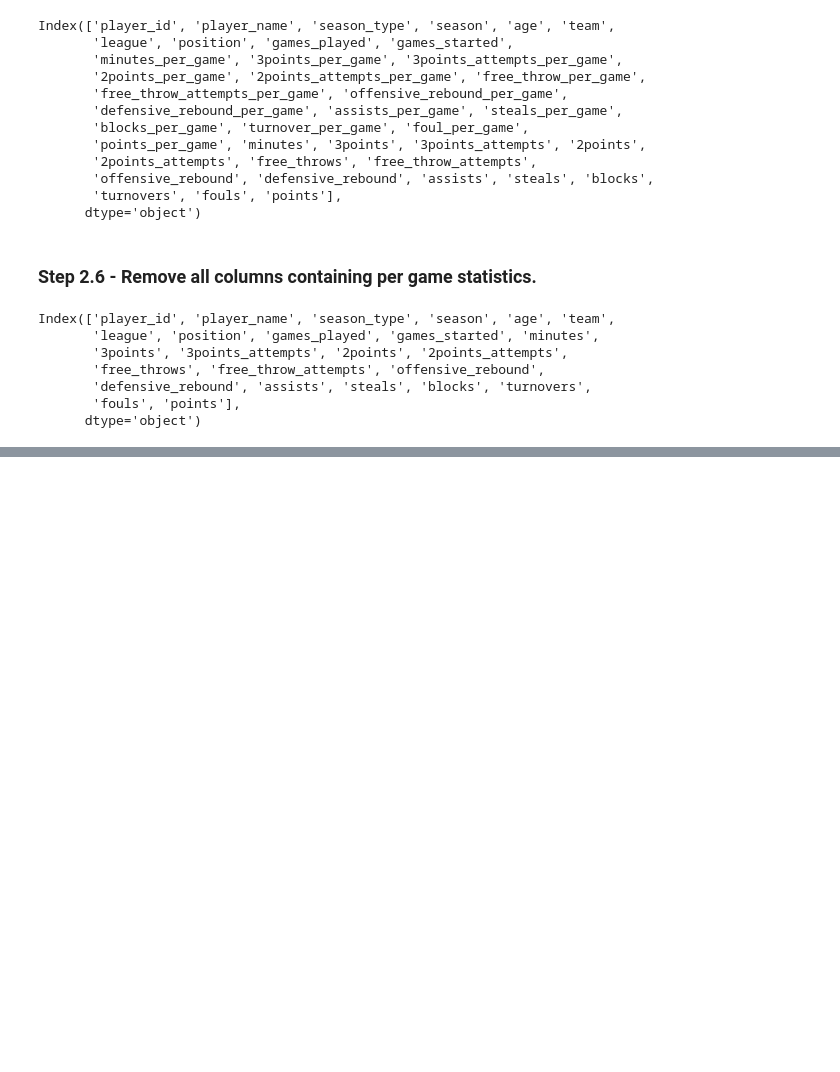
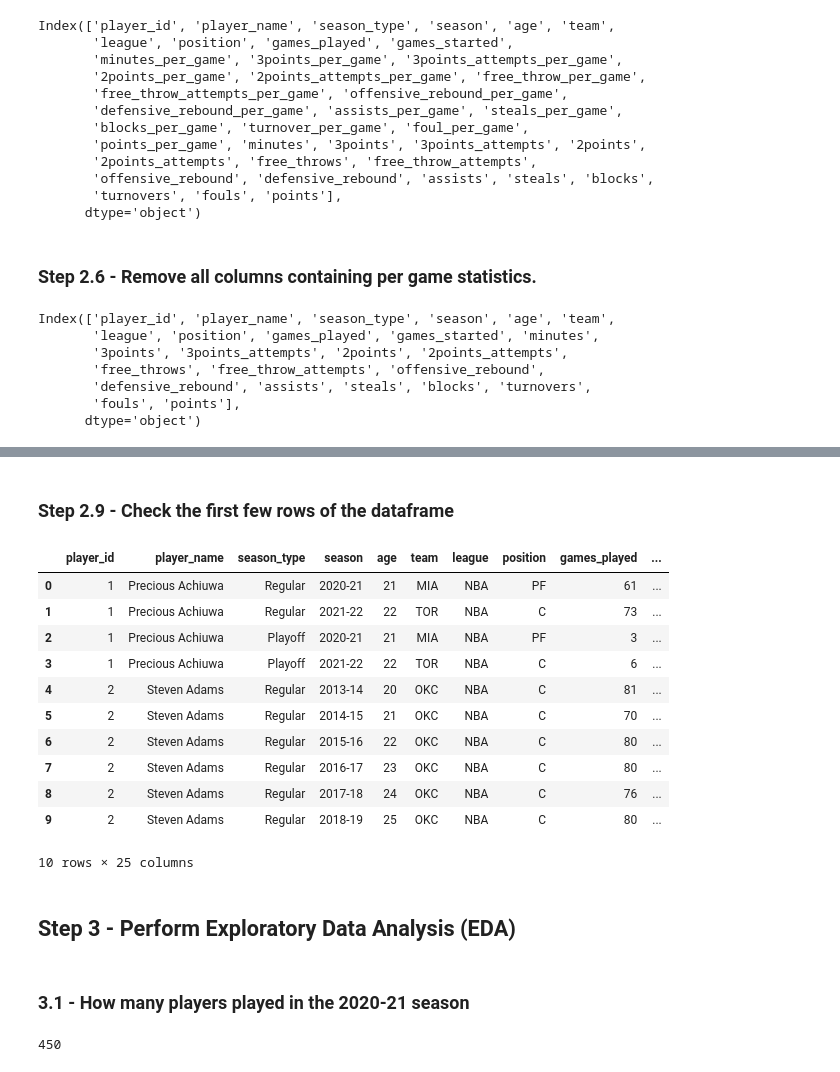
Before and after one commit to GoAshim/EDA, a Jupyter notebook: EDA_1_NBA_Player_Stats_for_Entire_Career.ipynb, the cells around one changed output, grey strips where cells are left out. Saved outputs shown, nothing was run; the diff lists cells and outputs as text; code cells hidden in the pictures; blank space fills up the shorter version.

```diff
--- a/EDA_1_NBA_Player_Stats_for_Entire_Career.ipynb
+++ b/EDA_1_NBA_Player_Stats_for_Entire_Career.ipynb
@@ -178,0 +181,10 @@ Index(['player_id', 'player_name', 'season_type', 'season', 'age', 'team',
+# %%
+df1.shape # This shows the dataframe has 7637 rows and 25 columns
+
+# Find how many duplicate rows
+df1.duplicated().sum() # This shows the dataframe has 2510 duplicate rows
+
+# Remove duplicate rows from the dataframe
+df1.drop_duplicates(inplace=True)
+
+df1.shape # This shows the dataframe has 5127 rows and 25 columns
@@ -192,0 +215,27 @@ df1.head()
+# %% [markdown]
+### Step 2.9 - Check the first few rows of the dataframe
+# %%
+df1.head(10)
+# %% [output]
+|  | player_id | player_name | season_type | season | age | team | league | position | games_played | ... |
+| 0 | 1 | Precious Achiuwa | Regular | 2020-21 | 21 | MIA | NBA | PF | 61 | ... |
+| 1 | 1 | Precious Achiuwa | Regular | 2021-22 | 22 | TOR | NBA | C | 73 | ... |
+| 2 | 1 | Precious Achiuwa | Playoff | 2020-21 | 21 | MIA | NBA | PF | 3 | ... |
+| 3 | 1 | Precious Achiuwa | Playoff | 2021-22 | 22 | TOR | NBA | C | 6 | ... |
+| 4 | 2 | Steven Adams | Regular | 2013-14 | 20 | OKC | NBA | C | 81 | ... |
+| 5 | 2 | Steven Adams | Regular | 2014-15 | 21 | OKC | NBA | C | 70 | ... |
+| 6 | 2 | Steven Adams | Regular | 2015-16 | 22 | OKC | NBA | C | 80 | ... |
+| 7 | 2 | Steven Adams | Regular | 2016-17 | 23 | OKC | NBA | C | 80 | ... |
+| 8 | 2 | Steven Adams | Regular | 2017-18 | 24 | OKC | NBA | C | 76 | ... |
+| 9 | 2 | Steven Adams | Regular | 2018-19 | 25 | OKC | NBA | C | 80 | ... |
+10 rows × 25 columns
+# %% [markdown]
+## Step 3 - Perform Exploratory Data Analysis (EDA)
+# %% [markdown]
+### 3.1 - How many players played in the 2020-21 season
+# %%
+# First extract a subset of dataframe with only records for 2020-21 season and then get the unique value of player id
+
+df1[df1['season'] == '2020-21']['player_id'].nunique()
+# %% [output]
+450
```
Also changed, not shown: parts of 14 cells of this notebook.
